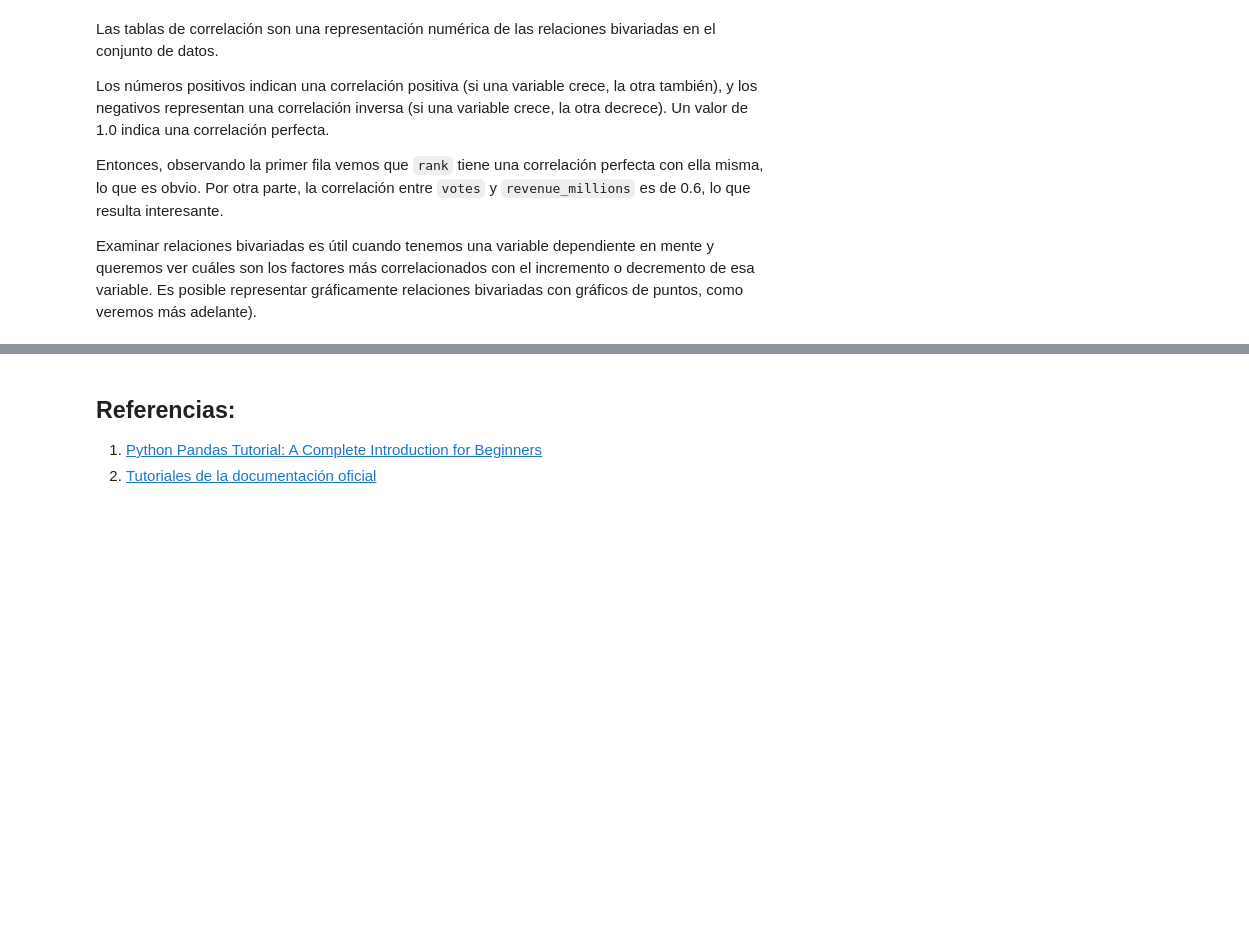
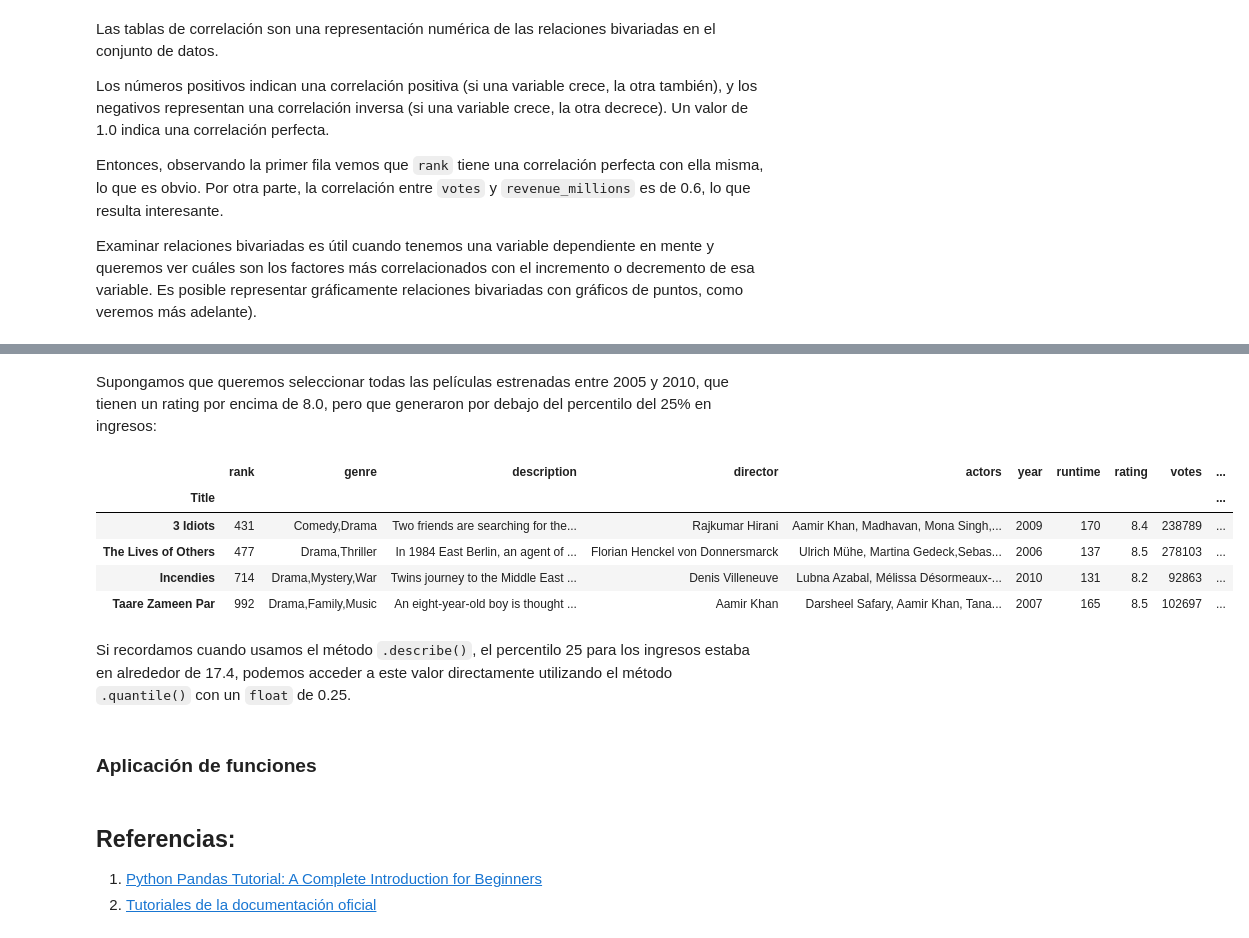
Before and after one commit to manuxch/intro2prog, a Jupyter notebook: pandas/pandas.ipynb, the cells around one changed output, grey strips where cells are left out. Drawn from its saved outputs; the diff is of its cells as text; code cells hidden in the pictures; blank space fills up the shorter version.

```diff
--- a/pandas/pandas.ipynb
+++ b/pandas/pandas.ipynb
@@ -527,3 +690,22 @@ Examinar relaciones bivariadas es útil cuando tenemos una variable dependiente
+# %% [markdown]
+Supongamos que queremos seleccionar todas las películas estrenadas entre 2005 y 2010, que tienen un rating por encima de 8.0, pero que generaron por debajo del percentilo del 25% en ingresos:
+# %%
+movies_df[
+    ((movies_df['year'] >= 2005) & (movies_df['year'] <= 2010))
+    & (movies_df['rating'] > 8.0)
+    & (movies_df['revenue_millions'] < movies_df['revenue_millions'].quantile(0.25))
+]
+# %% [output]
+|  | rank | genre | description | director | actors | year | runtime | rating | votes | ... |
+| Title |  |  |  |  |  |  |  |  |  | ... |
+| 3 Idiots | 431 | Comedy,Drama | Two friends are searching for the... | Rajkumar Hirani | Aamir Khan, Madhavan, Mona Singh,... | 2009 | 170 | 8.4 | 238789 | ... |
+| The Lives of Others | 477 | Drama,Thriller | In 1984 East Berlin, an agent of ... | Florian Henckel von Donnersmarck | Ulrich Mühe, Martina Gedeck,Sebas... | 2006 | 137 | 8.5 | 278103 | ... |
+| Incendies | 714 | Drama,Mystery,War | Twins journey to the Middle East ... | Denis Villeneuve | Lubna Azabal, Mélissa Désormeaux-... | 2010 | 131 | 8.2 | 92863 | ... |
+| Taare Zameen Par | 992 | Drama,Family,Music | An eight-year-old boy is thought ... | Aamir Khan | Darsheel Safary, Aamir Khan, Tana... | 2007 | 165 | 8.5 | 102697 | ... |
+# %% [markdown]
+Si recordamos cuando usamos el método `.describe()`, el percentilo 25 para los ingresos estaba en alrededor de 17.4, podemos acceder a este valor directamente utilizando el método `.quantile()` con un `float` de 0.25.
+# %% [markdown]
+### Aplicación de funciones
 # %% [markdown]
 ## Referencias:
 
```
Also changed, not shown: parts of 24 cells of this notebook.
